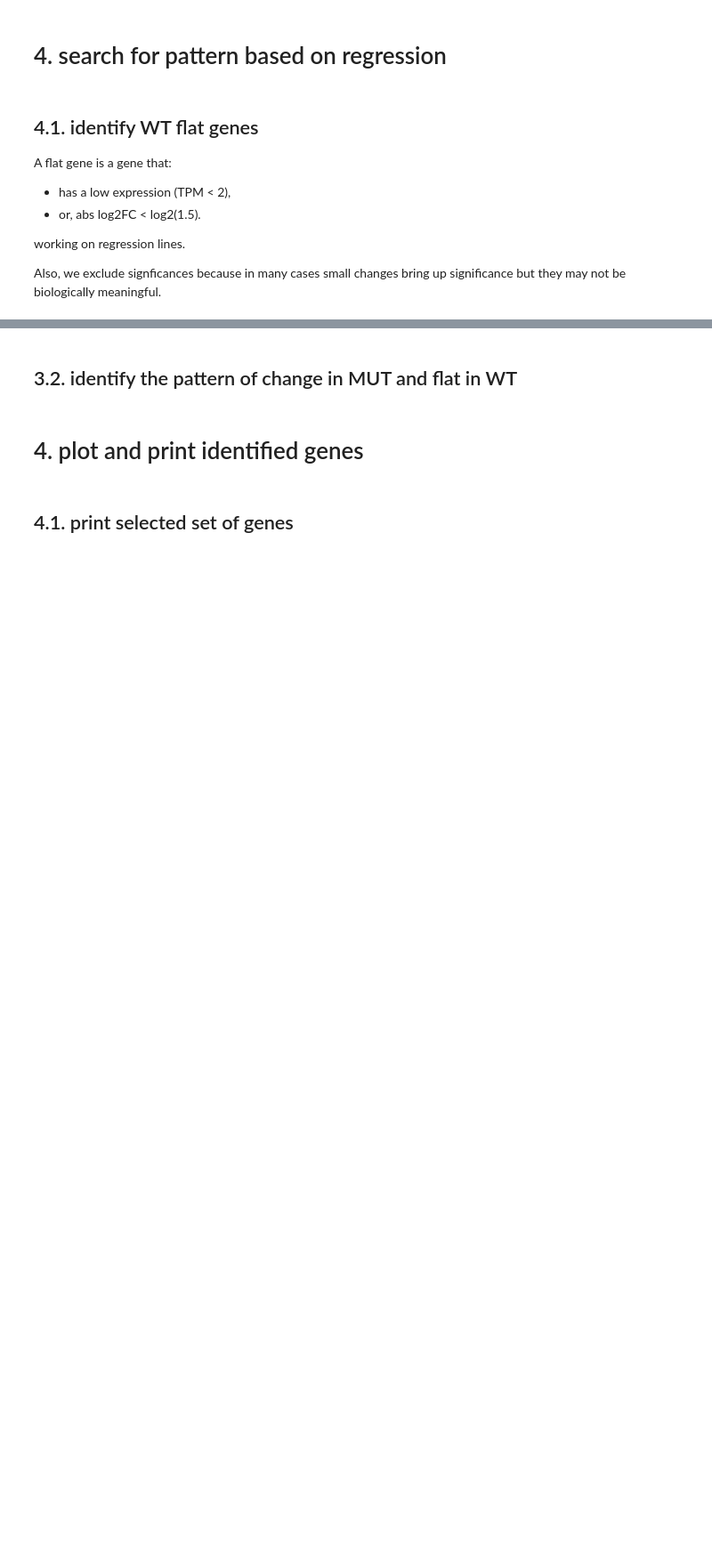
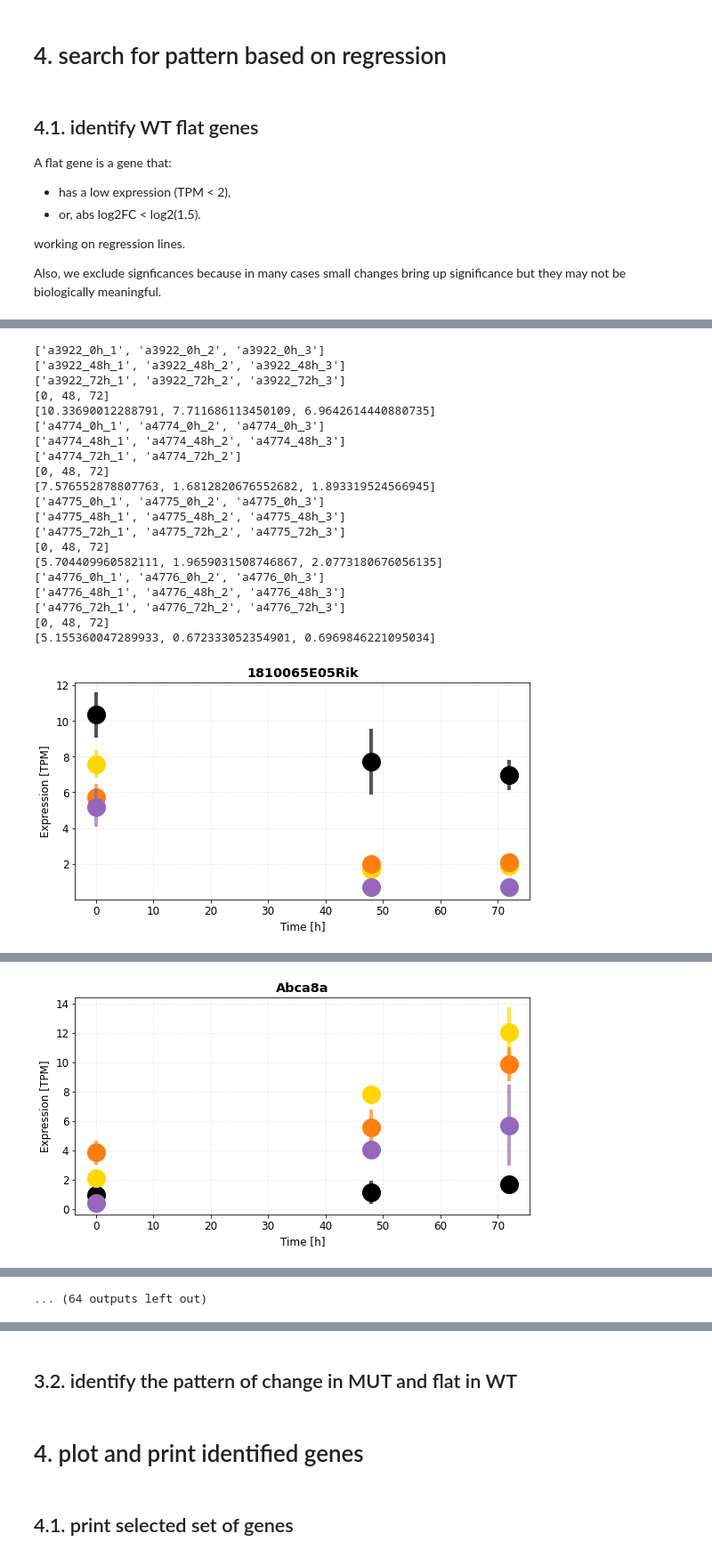
Before and after one commit to adelomana/reynisfjara, a Jupyter notebook: 05_differential_expression/reproduce_with_sleuth/LRT_differential_regression.ipynb, the cells around one changed output, grey strips where cells are left out. Shown at 89% size. Cells and saved outputs as stored; diff of their text form; code cells hidden in the pictures; blank space fills up the shorter version.

```diff
--- a/05_differential_expression/reproduce_with_sleuth/LRT_differential_regression.ipynb
+++ b/05_differential_expression/reproduce_with_sleuth/LRT_differential_regression.ipynb
@@ -463,0 +499,67 @@ this is the end
+# %%
+seaborn.reset_orig()
+matplotlib.rcParams.update({'font.size':12, 'font.family':'sans-serif', 'xtick.labelsize':12, 'ytick.labelsize':12, 'figure.figsize':(16/2, 9/2), 'axes.labelsize':12})
+# %%
+strong_pattern_gene_names = [annotation.loc[ensembl]['ext_gene'] for ensembl in strong_pattern_genes]
+strong_pattern_gene_names.sort()
+# %%
+for gene_name in strong_pattern_gene_names:
+    ensembl = annotation[annotation['ext_gene'] == gene_name].index.to_list()[0]
+    ensembl_trajectory = []; ensembl_times = []
+    for mouse in mice:
+        plotting_means = []
+        plotting_stds = []
+        for time in times:
+            working_labels = [label for label in expression.columns if mouse in label and time in label]
+            print(working_labels)
+            values = expression.loc[ensembl, working_labels]
+            plotting_means.append(numpy.mean(values))
+            plotting_stds.append(numpy.std(values))
+
+        # plot data
+        if mouse == 'a3922':
+            the_color = 'black'
+        elif mouse == 'a4774':
+            the_color = 'gold'
+        elif mouse == 'a4775':
+            the_color = 'tab:orange'
+        elif mouse == 'a4776':
+            the_color = 'tab:purple'
+        else:
+            print('error')
+        print(numerical_times)
+        print(plotting_means)
+        matplotlib.pyplot.errorbar(numerical_times, plotting_means, yerr=plotting_stds, color=the_color, lw=0, elinewidth=4, alpha=2/3)
+        matplotlib.pyplot.plot(numerical_times, plotting_means, 'o', color=the_color, ms=20)
+
+        ## plot the regression lines based on mice expresssion
+
+    # close figure
+    matplotlib.pyplot.grid(alpha=0.5, ls=':')
+    matplotlib.pyplot.title(gene_name, fontweight='bold')
+    matplotlib.pyplot.xlabel('Time [h]')
+    matplotlib.pyplot.ylabel('Expression [TPM]')
+    matplotlib.pyplot.tight_layout()
+    matplotlib.pyplot.show()
+# %% [output]
+['a3922_0h_1', 'a3922_0h_2', 'a3922_0h_3']
+['a3922_48h_1', 'a3922_48h_2', 'a3922_48h_3']
+['a3922_72h_1', 'a3922_72h_2', 'a3922_72h_3']
+[0, 48, 72]
+[10.33690012288791, 7.711686113450109, 6.9642614440880735]
+['a4774_0h_1', 'a4774_0h_2', 'a4774_0h_3']
+['a4774_48h_1', 'a4774_48h_2', 'a4774_48h_3']
+['a4774_72h_1', 'a4774_72h_2']
+[0, 48, 72]
+[7.576552878807763, 1.6812820676552682, 1.893319524566945]
+['a4775_0h_1', 'a4775_0h_2', 'a4775_0h_3']
+['a4775_48h_1', 'a4775_48h_2', 'a4775_48h_3']
+['a4775_72h_1', 'a4775_72h_2', 'a4775_72h_3']
+[0, 48, 72]
+[5.704409960582111, 1.9659031508746867, 2.0773180676056135]
+['a4776_0h_1', 'a4776_0h_2', 'a4776_0h_3']
+['a4776_48h_1', 'a4776_48h_2', 'a4776_48h_3']
+['a4776_72h_1', 'a4776_72h_2', 'a4776_72h_3']
+[0, 48, 72]
+[5.155360047289933, 0.672333052354901, 0.6969846221095034]
+[figure, added]
@@ -463,0 +586 @@ this is the end
+[figure, added]
@@ -463,0 +671 @@ this is the end
+... (64 outputs left out)
```
Also changed, not shown: parts of 51 cells of this notebook.
